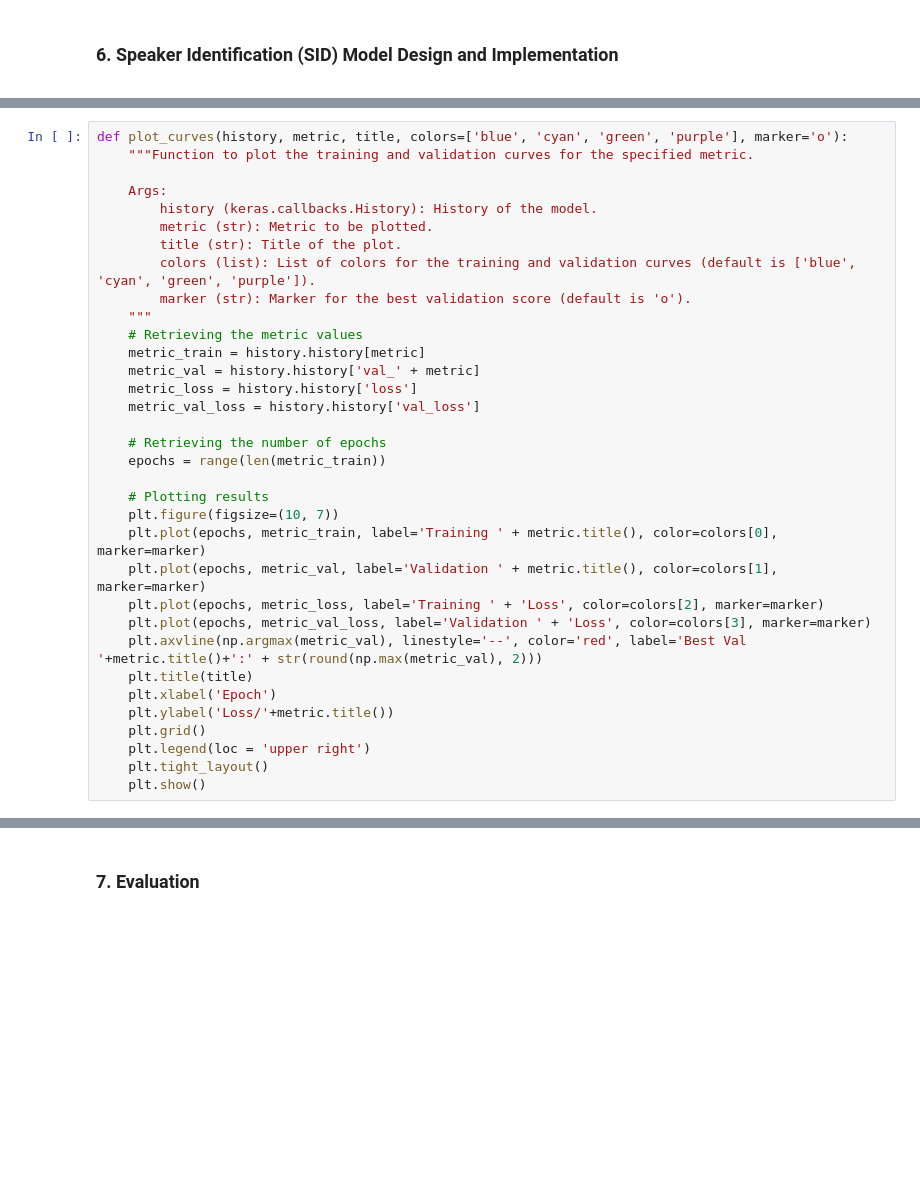
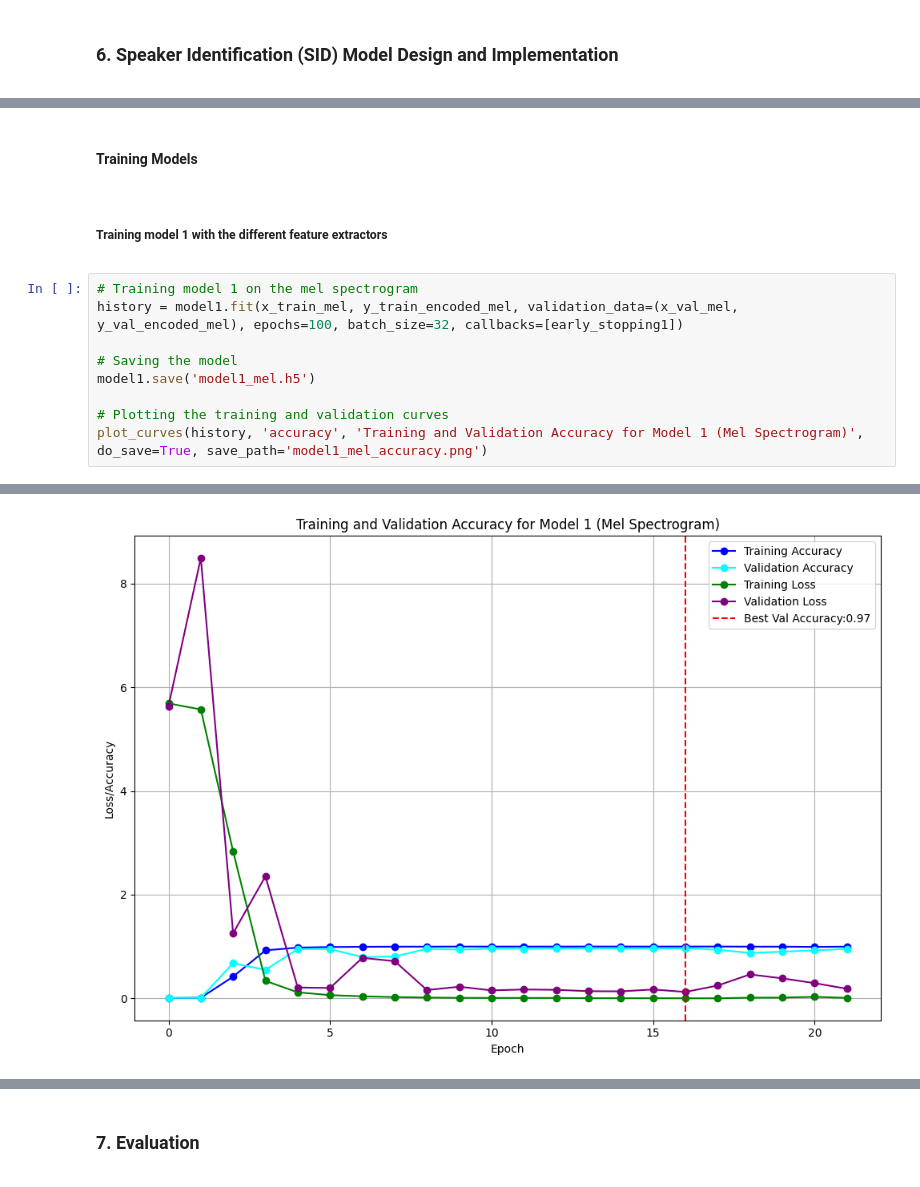
Before and after one commit to mbar0075/Speech-Technology, a Jupyter notebook: Assignment/App.ipynb, the cells around one changed output, grey strips where cells are left out. Cells and saved outputs as stored; diff of their text form; blank space fills up the shorter version.

Commit message:
Major changes to training models

```diff
--- a/Assignment/App.ipynb
+++ b/Assignment/App.ipynb
@@ -478,37 +628,3 @@ Total params: 971613 (3.71 MB)
 Trainable params: 967773 (3.69 MB)
 Non-trainable params: 3840 (15.00 KB)
 _________________________________________________________________
-# %%
-def plot_curves(history, metric, title, colors=['blue', 'cyan', 'green', 'purple'], marker='o'):
-    """Function to plot the training and validation curves for the specified metric.
-
-    Args:
-        history (keras.callbacks.History): History of the model.
-        metric (str): Metric to be plotted.
-        title (str): Title of the plot.
-        colors (list): List of colors for the training and validation curves (default is ['blue', 'cyan', 'green', 'purple']).
-        marker (str): Marker for the best validation score (default is 'o').
-    """
-    # Retrieving the metric values
-    metric_train = history.history[metric]
-    metric_val = history.history['val_' + metric]
-    metric_loss = history.history['loss']
-    metric_val_loss = history.history['val_loss']
-
-    # Retrieving the number of epochs
-    epochs = range(len(metric_train))
-
-    # Plotting results
-    plt.figure(figsize=(10, 7))
-    plt.plot(epochs, metric_train, label='Training ' + metric.title(), color=colors[0], marker=marker)
-    plt.plot(epochs, metric_val, label='Validation ' + metric.title(), color=colors[1], marker=marker)
-    plt.plot(epochs, metric_loss, label='Training ' + 'Loss', color=colors[2], marker=marker)
-    plt.plot(epochs, metric_val_loss, label='Validation ' + 'Loss', color=colors[3], marker=marker)
-    plt.axvline(np.argmax(metric_val), linestyle='--', color='red', label='Best Val '+metric.title()+':' + str(round(np.max(metric_val), 2)))
-    plt.title(title)
-    plt.xlabel('Epoch')
-    plt.ylabel('Loss/'+metric.title())
-    plt.grid()
-    plt.legend(loc = 'upper right')
-    plt.tight_layout()
-    plt.show()
@@ -543,0 +881,14 @@ plot_curves(history, 'accuracy', 'Training and Validation Accuracy')
+# %% [markdown]
+**<h4>Training Models</h4>**
+# %% [markdown]
+**<h5>Training model 1 with the different feature extractors</h5>**
+# %%
+# Training model 1 on the mel spectrogram
+history = model1.fit(x_train_mel, y_train_encoded_mel, validation_data=(x_val_mel, y_val_encoded_mel), epochs=100, batch_size=32, callbacks=[early_stopping1])
+
+# Saving the model
+model1.save('model1_mel.h5')
+
+# Plotting the training and validation curves
+plot_curves(history, 'accuracy', 'Training and Validation Accuracy for Model 1 (Mel Spectrogram)', do_save=True, save_path='model1_mel_accuracy.png')
+# %% [output]
@@ -543,0 +912 @@ plot_curves(history, 'accuracy', 'Training and Validation Accuracy')
+[figure, added]
```
Also changed, not shown: parts of 68 cells of this notebook, 37 other files.
